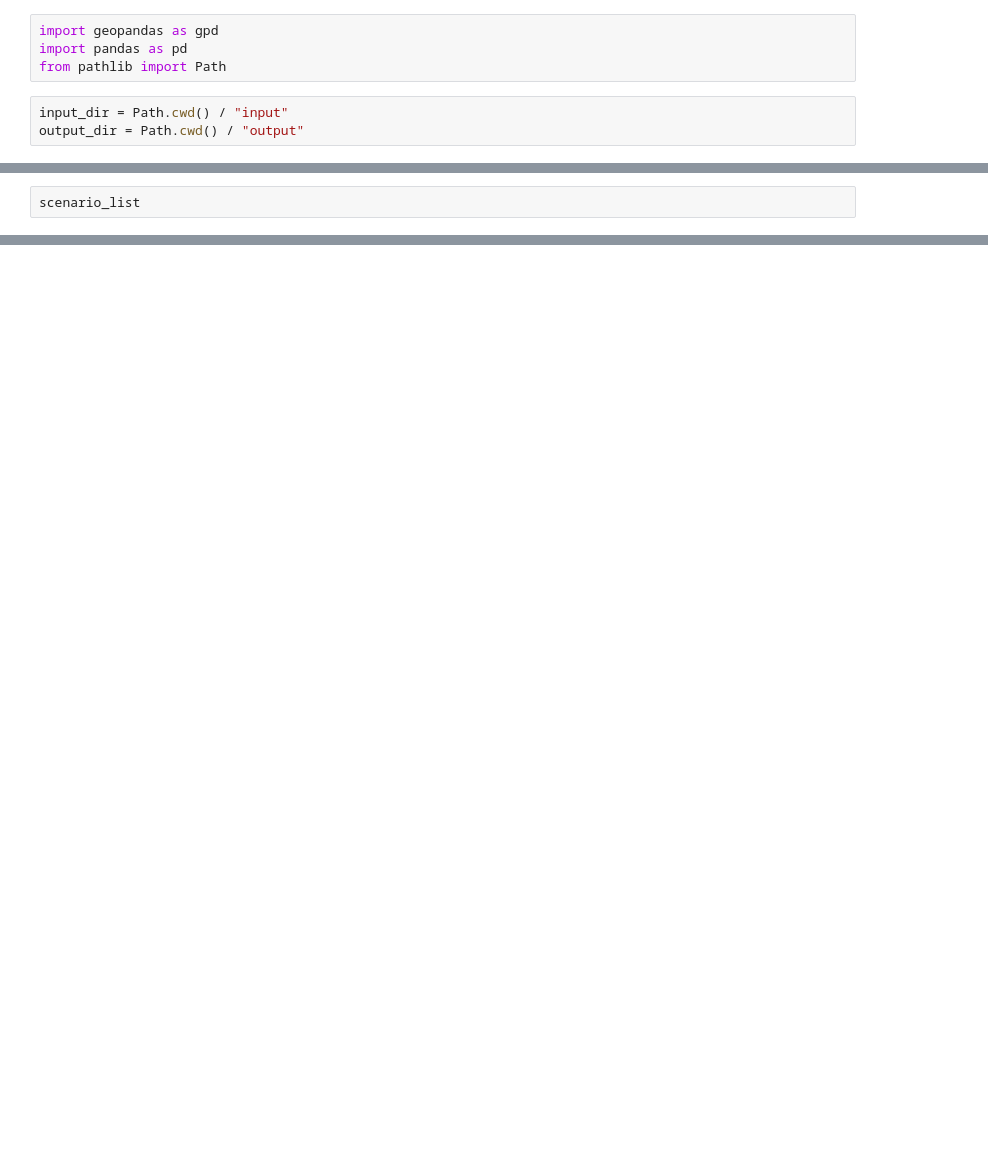
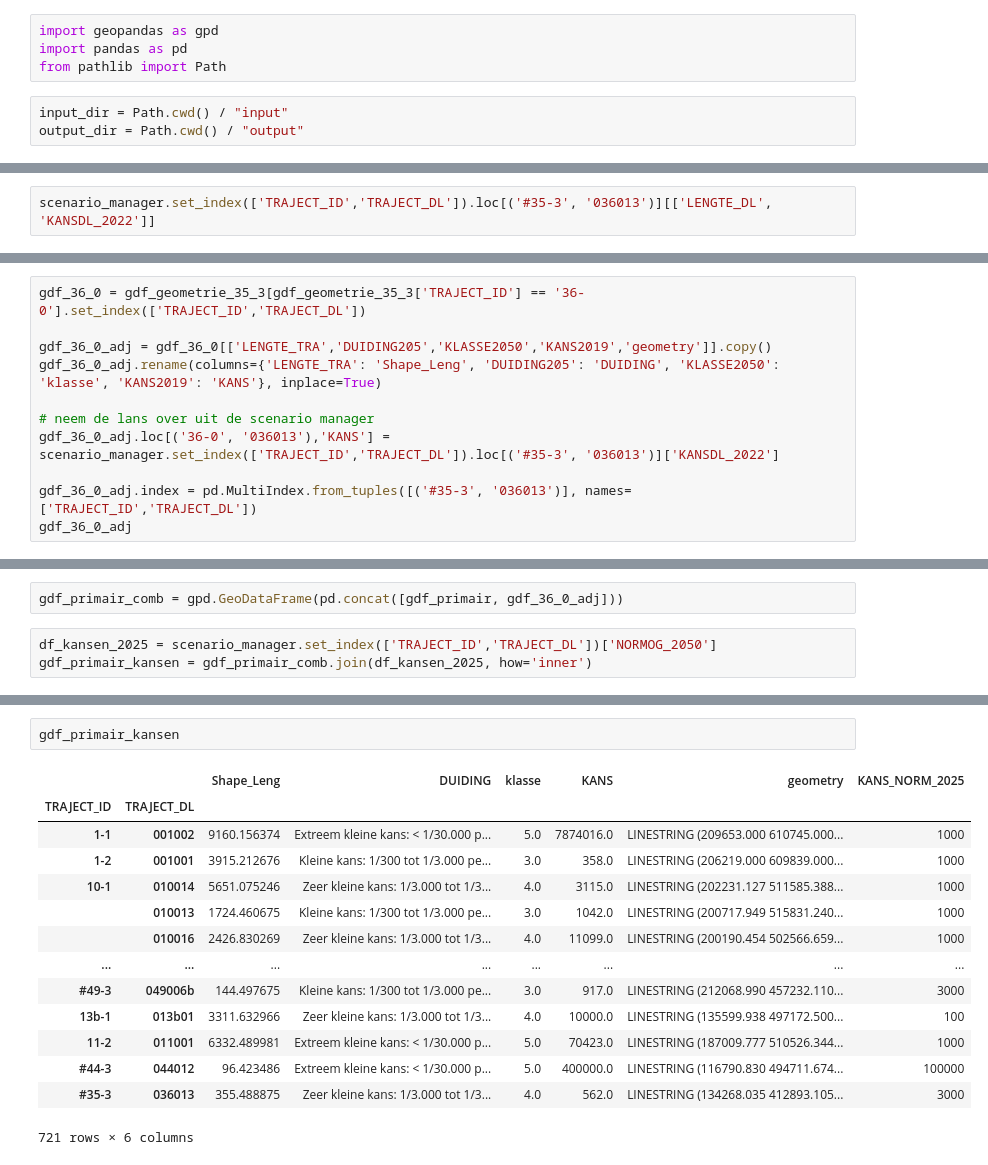
Before and after one commit to hkv-consultants/LIWO-kansen-db, a Jupyter notebook: kansendatabase.ipynb, the cells around one changed output, grey strips where cells are left out. Cells and saved outputs as stored; diff of their text form; blank space fills up the shorter version.

```diff
--- a/kansendatabase.ipynb
+++ b/kansendatabase.ipynb
@@ -35,0 +50,2 @@ gdf_dijkringen = gpd.read_file(dijkringen)
+# %%
+scenario_manager.set_index(['TRAJECT_ID','TRAJECT_DL']).loc[('#35-3', '036013')][['LENGTE_DL', 'KANSDL_2022']]
@@ -35,0 +56,11 @@ gdf_dijkringen = gpd.read_file(dijkringen)
+# %%
+gdf_36_0 = gdf_geometrie_35_3[gdf_geometrie_35_3['TRAJECT_ID'] == '36-0'].set_index(['TRAJECT_ID','TRAJECT_DL'])
+
+gdf_36_0_adj = gdf_36_0[['LENGTE_TRA','DUIDING205','KLASSE2050','KANS2019','geometry']].copy()
+gdf_36_0_adj.rename(columns={'LENGTE_TRA': 'Shape_Leng', 'DUIDING205': 'DUIDING', 'KLASSE2050': 'klasse', 'KANS2019': 'KANS'}, inplace=True)
+
+# neem de lans over uit de scenario manager
+gdf_36_0_adj.loc[('36-0', '036013'),'KANS'] = scenario_manager.set_index(['TRAJECT_ID','TRAJECT_DL']).loc[('#35-3', '036013')]['KANSDL_2022']
+
+gdf_36_0_adj.index = pd.MultiIndex.from_tuples([('#35-3', '036013')], names=['TRAJECT_ID','TRAJECT_DL'])
+gdf_36_0_adj
@@ -36,2 +71,5 @@ gdf_dijkringen = gpd.read_file(dijkringen)
+# %%
+gdf_primair_comb = gpd.GeoDataFrame(pd.concat([gdf_primair, gdf_36_0_adj]))
 # %%
-scenario_list
+df_kansen_2025 = scenario_manager.set_index(['TRAJECT_ID','TRAJECT_DL'])['NORMOG_2050']
+gdf_primair_kansen = gdf_primair_comb.join(df_kansen_2025, how='inner')
@@ -96,2 +76,19 @@ display(gdf_dijkringen.head())
+# %%
+gdf_primair_kansen
+# %% [output]
+|  |  | Shape_Leng | DUIDING | klasse | KANS | geometry | KANS_NORM_2025 |
+| TRAJECT_ID | TRAJECT_DL |  |  |  |  |  |  |
+| 1-1 | 001002 | 9160.156374 | Extreem kleine kans: < 1/30.000 p... | 5.0 | 7874016.0 | LINESTRING (209653.000 610745.000... | 1000 |
+| 1-2 | 001001 | 3915.212676 | Kleine kans: 1/300 tot 1/3.000 pe... | 3.0 | 358.0 | LINESTRING (206219.000 609839.000... | 1000 |
+| 10-1 | 010014 | 5651.075246 | Zeer kleine kans: 1/3.000 tot 1/3... | 4.0 | 3115.0 | LINESTRING (202231.127 511585.388... | 1000 |
+|  | 010013 | 1724.460675 | Kleine kans: 1/300 tot 1/3.000 pe... | 3.0 | 1042.0 | LINESTRING (200717.949 515831.240... | 1000 |
+|  | 010016 | 2426.830269 | Zeer kleine kans: 1/3.000 tot 1/3... | 4.0 | 11099.0 | LINESTRING (200190.454 502566.659... | 1000 |
+| ... | ... | ... | ... | ... | ... | ... | ... |
+| #49-3 | 049006b | 144.497675 | Kleine kans: 1/300 tot 1/3.000 pe... | 3.0 | 917.0 | LINESTRING (212068.990 457232.110... | 3000 |
+| 13b-1 | 013b01 | 3311.632966 | Zeer kleine kans: 1/3.000 tot 1/3... | 4.0 | 10000.0 | LINESTRING (135599.938 497172.500... | 100 |
+| 11-2 | 011001 | 6332.489981 | Extreem kleine kans: < 1/30.000 p... | 5.0 | 70423.0 | LINESTRING (187009.777 510526.344... | 1000 |
+| #44-3 | 044012 | 96.423486 | Extreem kleine kans: < 1/30.000 p... | 5.0 | 400000.0 | LINESTRING (116790.830 494711.674... | 100000 |
+| #35-3 | 036013 | 355.488875 | Zeer kleine kans: 1/3.000 tot 1/3... | 4.0 | 562.0 | LINESTRING (134268.035 412893.105... | 3000 |
+721 rows × 6 columns
 # %%
 layers = [
```
Also changed, not shown: parts of 14 cells of this notebook, 6 other files.
